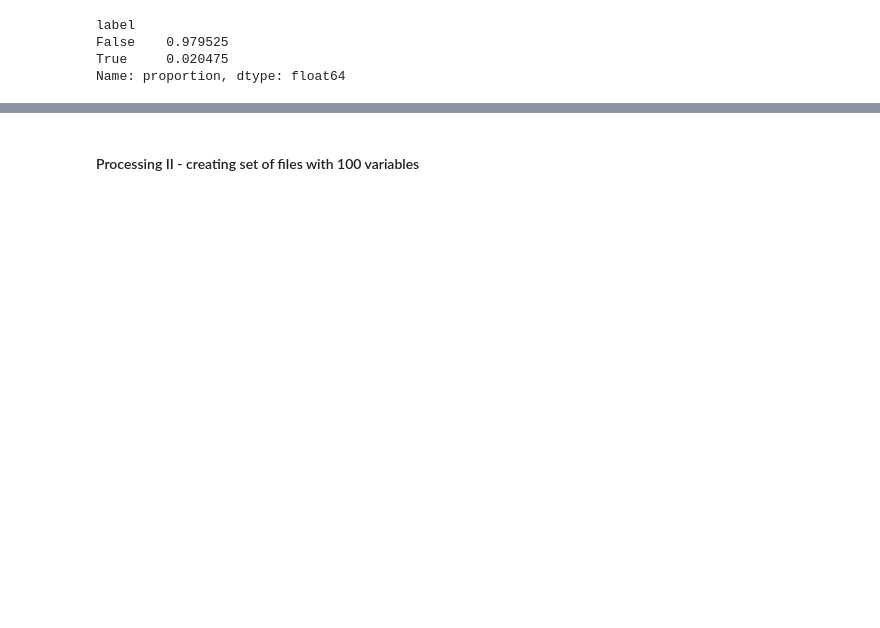
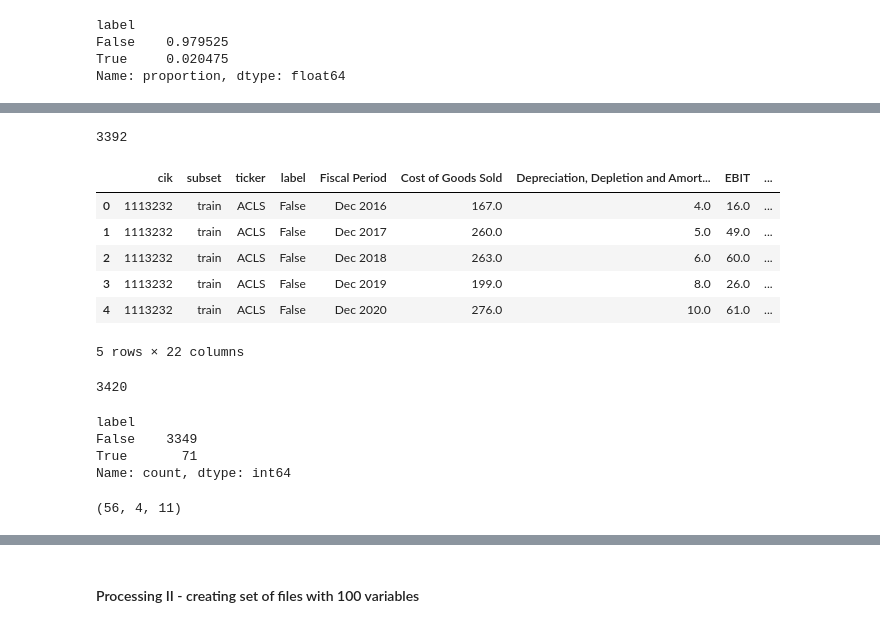
Before and after one commit to grepoz/bankruptcy-prophet, a Jupyter notebook: dataset/financial-data-processing-pipeline.ipynb, the cells around one changed output, grey strips where cells are left out. Saved outputs shown, nothing was run; the diff lists cells and outputs as text; code cells hidden in the pictures; blank space fills up the shorter version.

```diff
--- a/dataset/financial-data-processing-pipeline.ipynb
+++ b/dataset/financial-data-processing-pipeline.ipynb
@@ -587,0 +761,42 @@ Name: proportion, dtype: float64
+# %%
+106*32
+# %% [output]
+3392
+# %%
+bankrupt_companies_with_17_variables_5_years_version2_split = pd.read_csv('./bankrupt_companies_with_17_variables_5_years_version2_split.csv')
+bankrupt_companies_with_17_variables_5_years_version2_split.head()
+# %% [output]
+|  | cik | subset | ticker | label | Fiscal Period | Cost of Goods Sold | Depreciation, Depletion and Amort... | EBIT | ... |
+| 0 | 1113232 | train | ACLS | False | Dec 2016 | 167.0 | 4.0 | 16.0 | ... |
+| 1 | 1113232 | train | ACLS | False | Dec 2017 | 260.0 | 5.0 | 49.0 | ... |
+| 2 | 1113232 | train | ACLS | False | Dec 2018 | 263.0 | 6.0 | 60.0 | ... |
+| 3 | 1113232 | train | ACLS | False | Dec 2019 | 199.0 | 8.0 | 26.0 | ... |
+| 4 | 1113232 | train | ACLS | False | Dec 2020 | 276.0 | 10.0 | 61.0 | ... |
+5 rows × 22 columns
+# %%
+bankrupt_companies_with_17_variables_5_years_version2_split_grouped = bankrupt_companies_with_17_variables_5_years_version2_split.groupby('cik').agg({'label': 'first'}).reset_index()
+len(bankrupt_companies_with_17_variables_5_years_version2_split_grouped)
+# %% [output]
+3420
+# %%
+bankrupt_companies_with_17_variables_5_years_version2_split_grouped['label'].value_counts()
+# %% [output]
+label
+False    3349
+True       71
+Name: count, dtype: int64
+# %%
+bankrupt_companies_with_17_variables_5_years_version2_split_grouped_false = bankrupt_companies_with_17_variables_5_years_version2_split_grouped[bankrupt_companies_with_17_variables_5_years_version2_split_grouped['label'] == False][:71]
+false_len = len(bankrupt_companies_with_17_variables_5_years_version2_split_grouped_false)
+
+true_len = len(bankrupt_companies_with_17_variables_5_years_version2_split_grouped_false)
+
+train_set = bankrupt_companies_with_17_variables_5_years_version2_split_grouped_false[:int(train_ratio * false_len)]
+
+validation_set = bankrupt_companies_with_17_variables_5_years_version2_split_grouped_false[int(train_ratio * false_len):int((train_ratio + validation_ratio) * false_len)]
+
+test_set = bankrupt_companies_with_17_variables_5_years_version2_split_grouped_false[int((train_ratio + validation_ratio) * false_len):]
+
+len(train_set), len(validation_set), len(test_set)
+# %% [output]
+(56, 4, 11)
```
Also changed, not shown: parts of 37 cells of this notebook.
